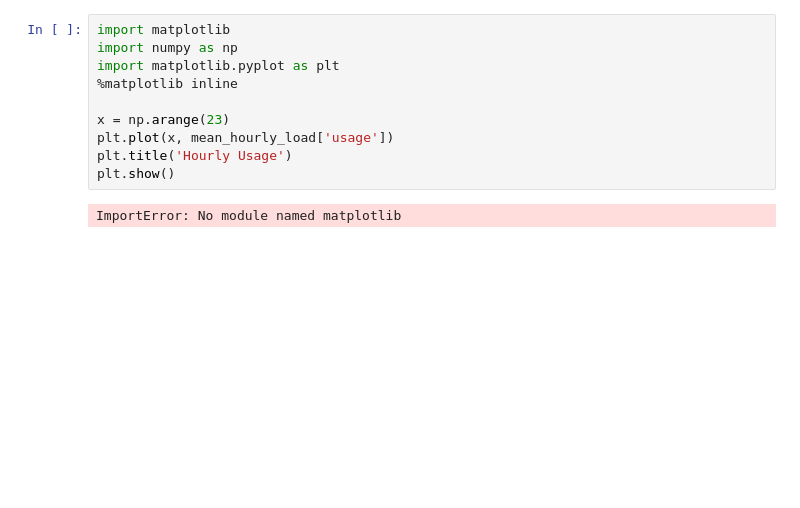
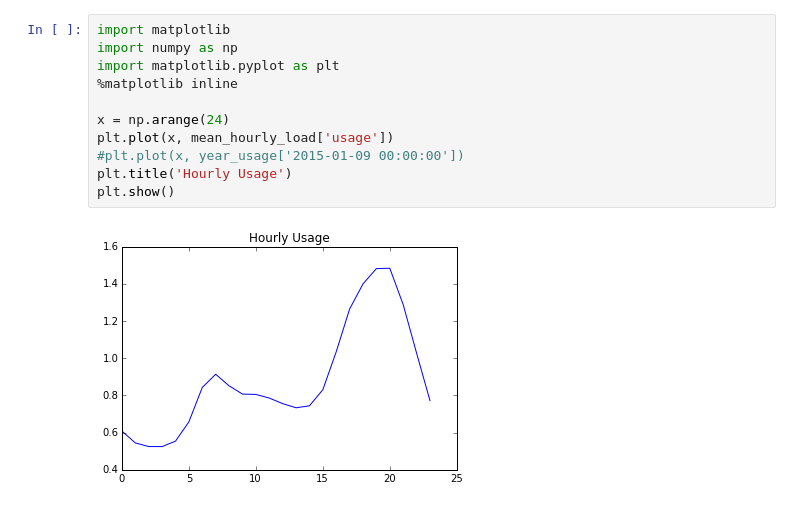
Before and after one commit to Carolinelefloch/SolarFutureExplorer, a Jupyter notebook: Solar Future Explorer.ipynb, the cells around one changed output. Drawn from its saved outputs; the diff is of its cells as text; blank space fills up the shorter version.

```diff
--- a/Solar Future Explorer.ipynb
+++ b/Solar Future Explorer.ipynb
@@ -29,12 +32,13 @@ mean_hourly_load
 # %%
 import matplotlib
 import numpy as np
 import matplotlib.pyplot as plt
 %matplotlib inline
 
-x = np.arange(23)
+x = np.arange(24)
 plt.plot(x, mean_hourly_load['usage'])
+#plt.plot(x, year_usage['2015-01-09 00:00:00'])
 plt.title('Hourly Usage')
 plt.show()
 # %% [output]
-ImportError: No module named matplotlib
+[figure, added]
```
Also changed, not shown: parts of 1 cell of this notebook.
